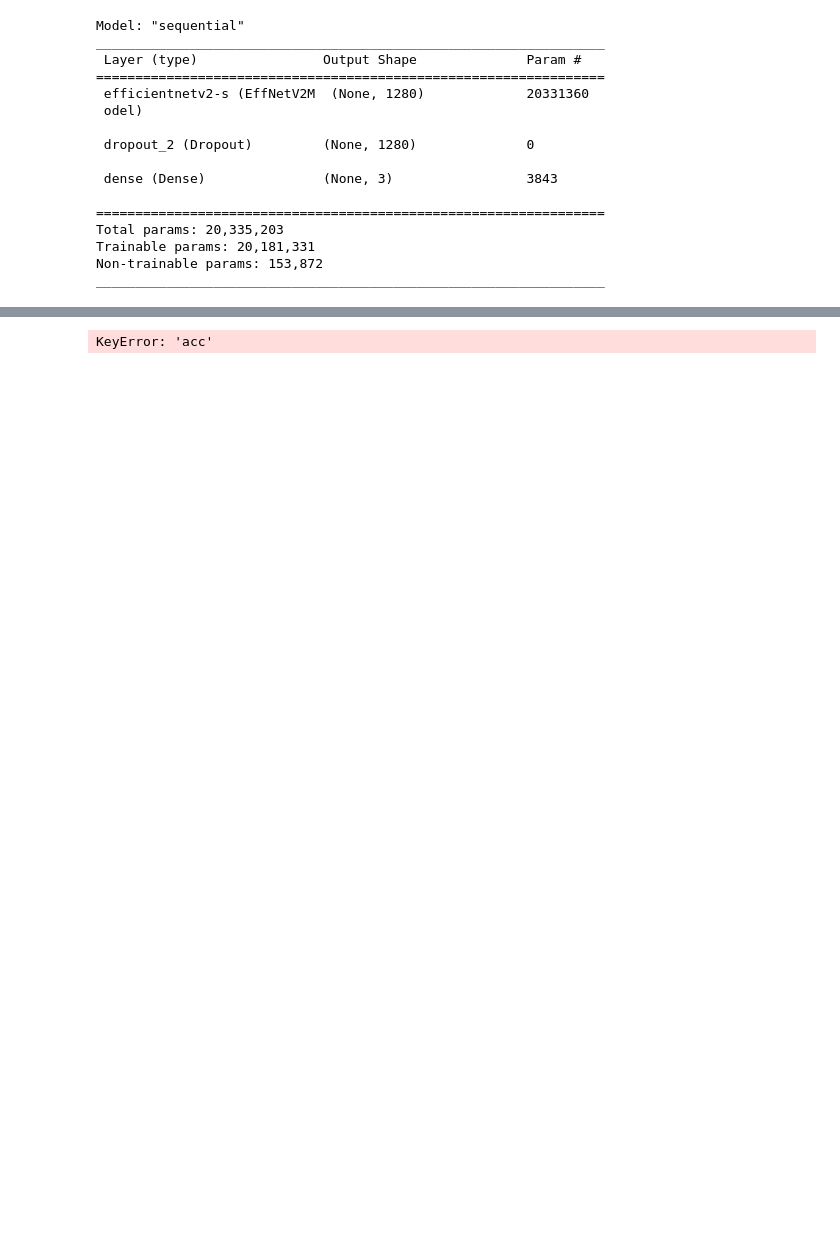
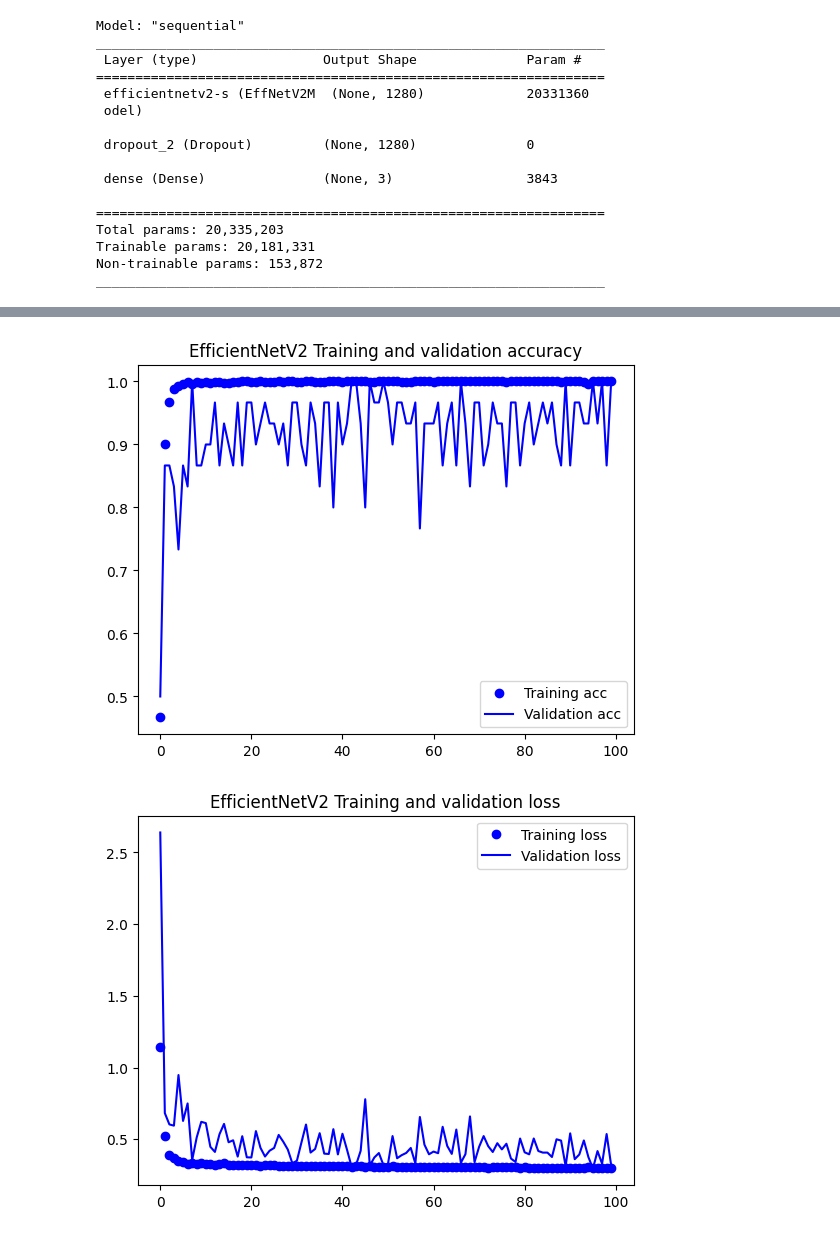
Before and after one commit to Toygoon/ev2_test, a Jupyter notebook: ev2.ipynb, the cells around one changed output, grey strips where cells are left out. Drawn from its saved outputs; the diff is of its cells as text; code cells hidden in the pictures; blank space fills up the shorter version.

```diff
--- a/ev2.ipynb
+++ b/ev2.ipynb
@@ -358,4 +323,5 @@ predict_image(model, img=random_test_image, indices=train.class_indices)
 # %%
-gen_plt(history).show()
+gen_plt(history, True).show()
 # %% [output]
-KeyError: 'acc'
+[figure, added]
+[figure, added]
```
Also changed, not shown: parts of 12 cells of this notebook.
